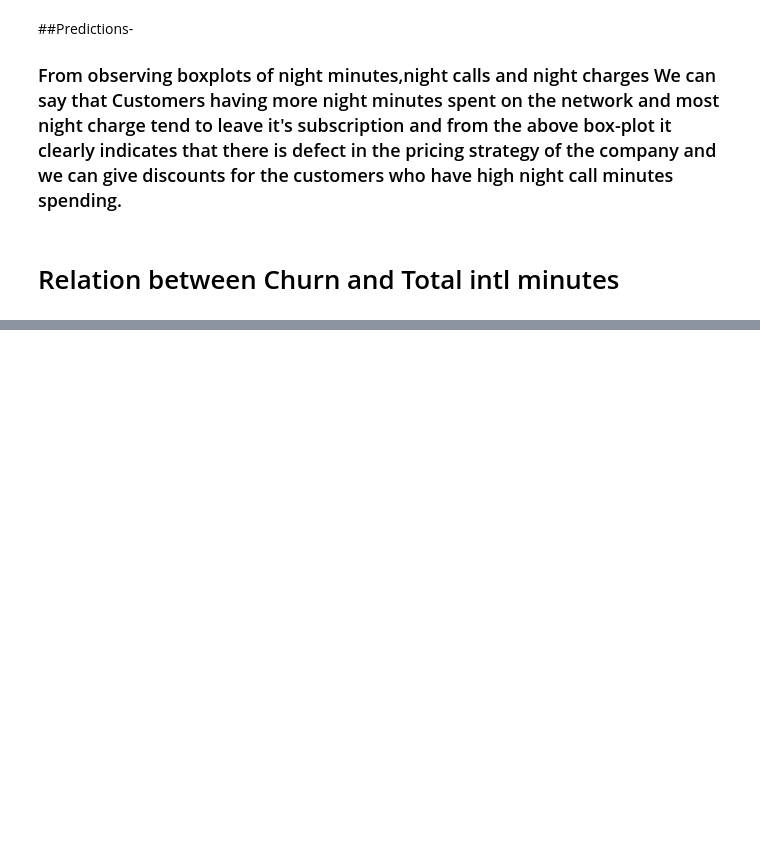
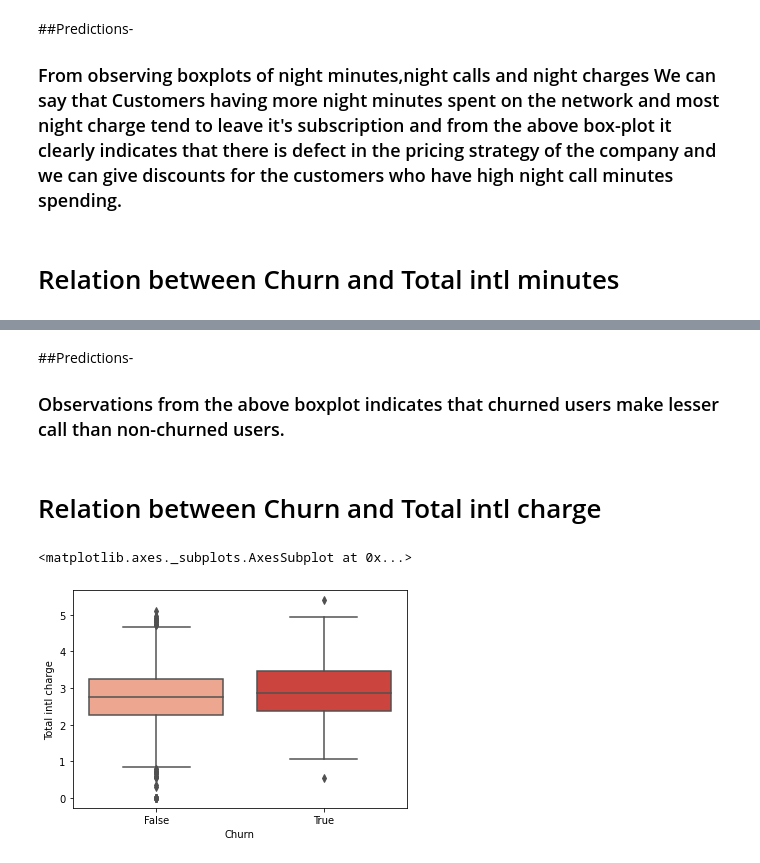
Before and after one commit to MOhitpPatil/EDA-Capstone-Project--telecom-churn-Analysis, a Jupyter notebook: Notebook_.ipynb, the cells around one changed output, grey strips where cells are left out. Cells and saved outputs as stored; diff of their text form; code cells hidden in the pictures; blank space fills up the shorter version.

```diff
--- a/Notebook_.ipynb
+++ b/Notebook_.ipynb
@@ -535,0 +555,12 @@ for i, column in enumerate(telecom1[["Total night calls","Total night minutes","
+# %% [markdown]
+##Predictions-
+### Observations from the above boxplot indicates that churned users make lesser call than non-churned users.
+# %% [markdown]
+# Relation between Churn and Total intl charge
+# %%
+#ploting box plot for checking relation between churn and total intl charge
+plt.subplots(figsize=(6,4))
+sns.boxplot(x="Churn",y="Total intl charge",data=telecom1,palette = "Reds")
+# %% [output]
+<matplotlib.axes._subplots.AxesSubplot at 0x...>
+[figure, added]
```
Also changed, not shown: parts of 14 cells of this notebook.
